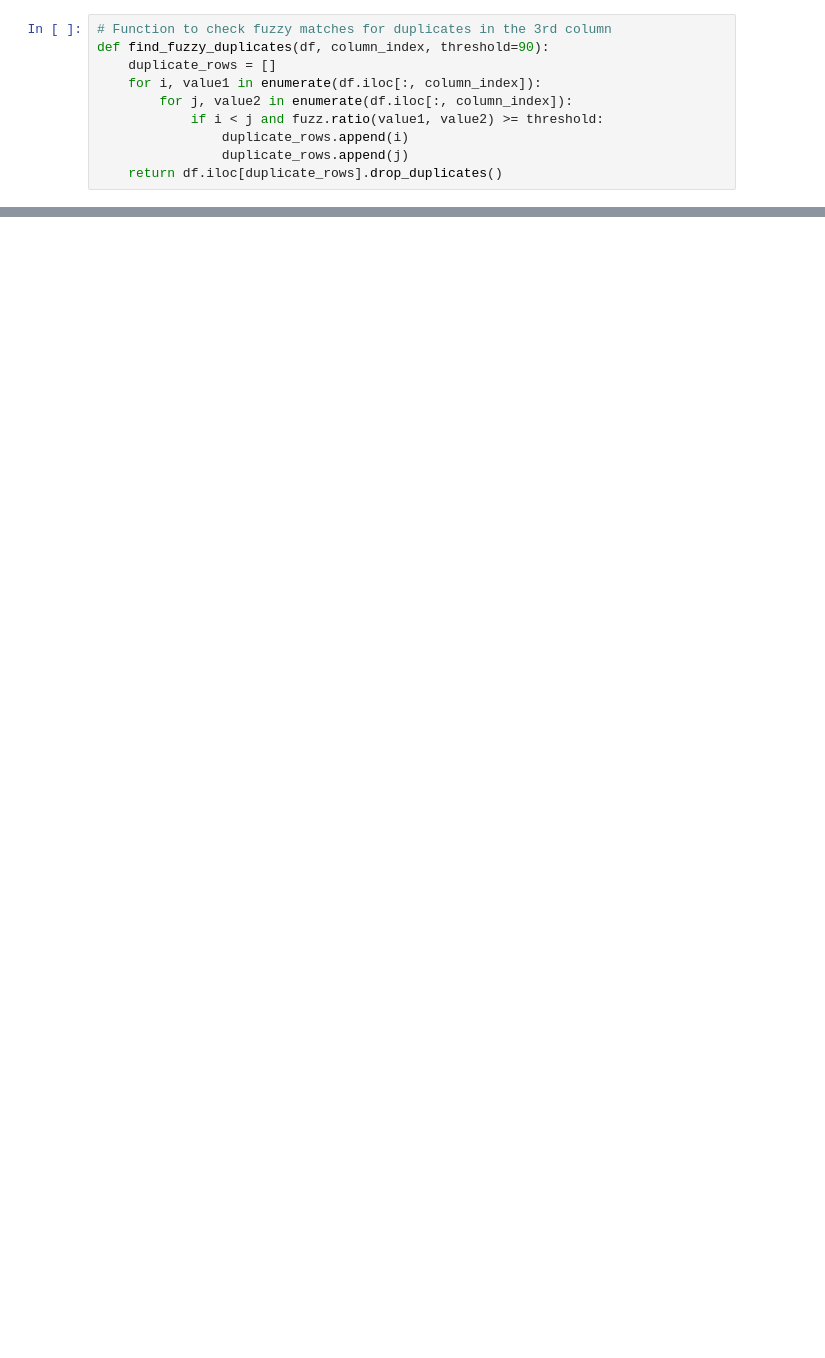
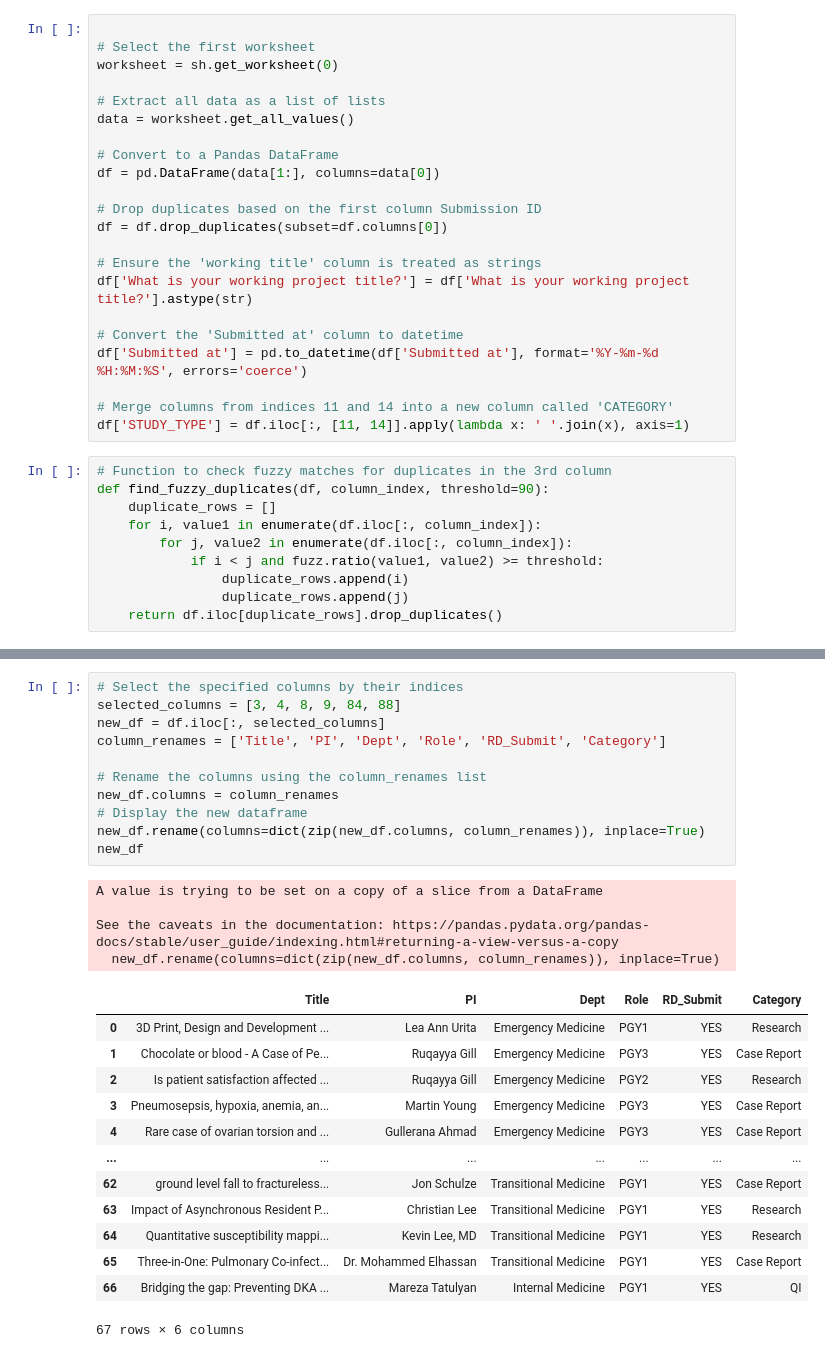
Before and after one commit to philsgu/Tally_Python, a Jupyter notebook: SA_SUBMISSION/gsheet_extraction.ipynb, the cells around one changed output, grey strips where cells are left out. Saved outputs shown, nothing was run; the diff lists cells and outputs as text; blank space fills up the shorter version.

```diff
--- a/SA_SUBMISSION/gsheet_extraction.ipynb
+++ b/SA_SUBMISSION/gsheet_extraction.ipynb
@@ -37,3 +14,25 @@ df['What is your working project title?'] = df['What is your working project tit
+# %%
+
+# Select the first worksheet
+worksheet = sh.get_worksheet(0)
+
+# Extract all data as a list of lists
+data = worksheet.get_all_values()
+
+# Convert to a Pandas DataFrame
+df = pd.DataFrame(data[1:], columns=data[0])
+
+# Drop duplicates based on the first column Submission ID
+df = df.drop_duplicates(subset=df.columns[0])
+
+# Ensure the 'working title' column is treated as strings
+df['What is your working project title?'] = df['What is your working project title?'].astype(str)
+
+# Convert the 'Submitted at' column to datetime
+df['Submitted at'] = pd.to_datetime(df['Submitted at'], format='%Y-%m-%d %H:%M:%S', errors='coerce')
+
+# Merge columns from indices 11 and 14 into a new column called 'CATEGORY'
+df['STUDY_TYPE'] = df.iloc[:, [11, 14]].apply(lambda x: ' '.join(x), axis=1)
 # %%
 # Function to check fuzzy matches for duplicates in the 3rd column
 def find_fuzzy_duplicates(df, column_index, threshold=90):
@@ -103,0 +74,29 @@ See Full Dataframe in Mito
+# %%
+# Select the specified columns by their indices
+selected_columns = [3, 4, 8, 9, 84, 88]
+new_df = df.iloc[:, selected_columns]
+column_renames = ['Title', 'PI', 'Dept', 'Role', 'RD_Submit', 'Category']
+
+# Rename the columns using the column_renames list
+new_df.columns = column_renames
+# Display the new dataframe
+new_df.rename(columns=dict(zip(new_df.columns, column_renames)), inplace=True)
+new_df
+# %% [output]
+A value is trying to be set on a copy of a slice from a DataFrame
+
+See the caveats in the documentation: https://pandas.pydata.org/pandas-docs/stable/user_guide/indexing.html#returning-a-view-versus-a-copy
+  new_df.rename(columns=dict(zip(new_df.columns, column_renames)), inplace=True)
+|  | Title | PI | Dept | Role | RD_Submit | Category |
+| 0 | 3D Print, Design and Development ... | Lea Ann Urita | Emergency Medicine | PGY1 | YES | Research |
+| 1 | Chocolate or blood - A Case of Pe... | Ruqayya Gill | Emergency Medicine | PGY3 | YES | Case Report |
+| 2 | Is patient satisfaction affected ... | Ruqayya Gill | Emergency Medicine | PGY2 | YES | Research |
+| 3 | Pneumosepsis, hypoxia, anemia, an... | Martin Young | Emergency Medicine | PGY3 | YES | Case Report |
+| 4 | Rare case of ovarian torsion and ... | Gullerana Ahmad | Emergency Medicine | PGY3 | YES | Case Report |
+| ... | ... | ... | ... | ... | ... | ... |
+| 62 | ground level fall to fractureless... | Jon Schulze | Transitional Medicine | PGY1 | YES | Case Report |
+| 63 | Impact of Asynchronous Resident P... | Christian Lee | Transitional Medicine | PGY1 | YES | Research |
+| 64 | Quantitative susceptibility mappi... | Kevin Lee, MD | Transitional Medicine | PGY1 | YES | Research |
+| 65 | Three-in-One: Pulmonary Co-infect... | Dr. Mohammed Elhassan | Transitional Medicine | PGY1 | YES | Case Report |
+| 66 | Bridging the gap: Preventing DKA ... | Mareza Tatulyan | Internal Medicine | PGY1 | YES | QI |
+67 rows × 6 columns
```
Also changed, not shown: parts of 17 cells of this notebook, 7 other files.
